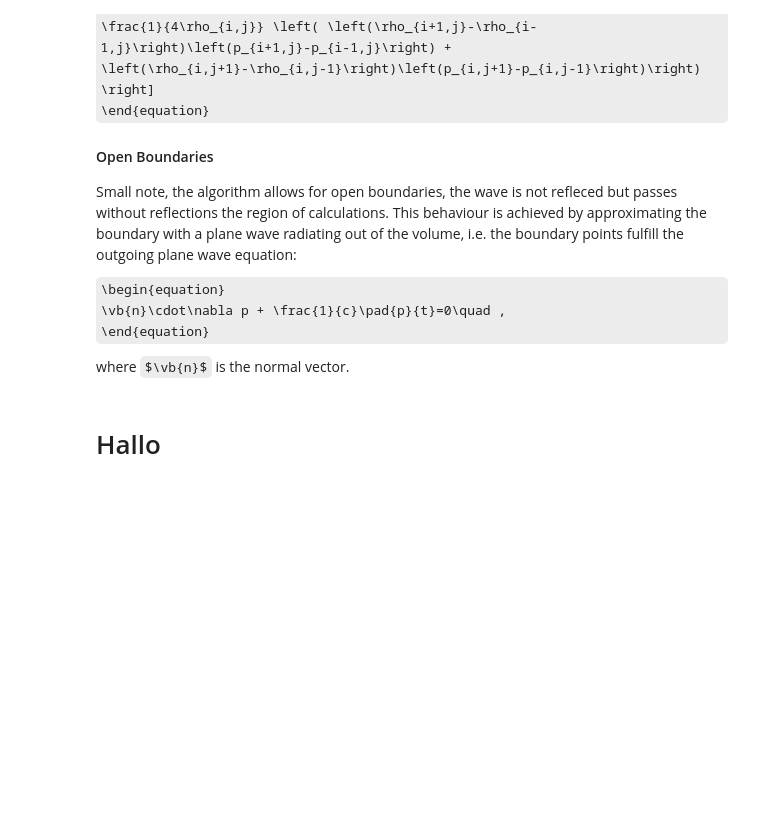
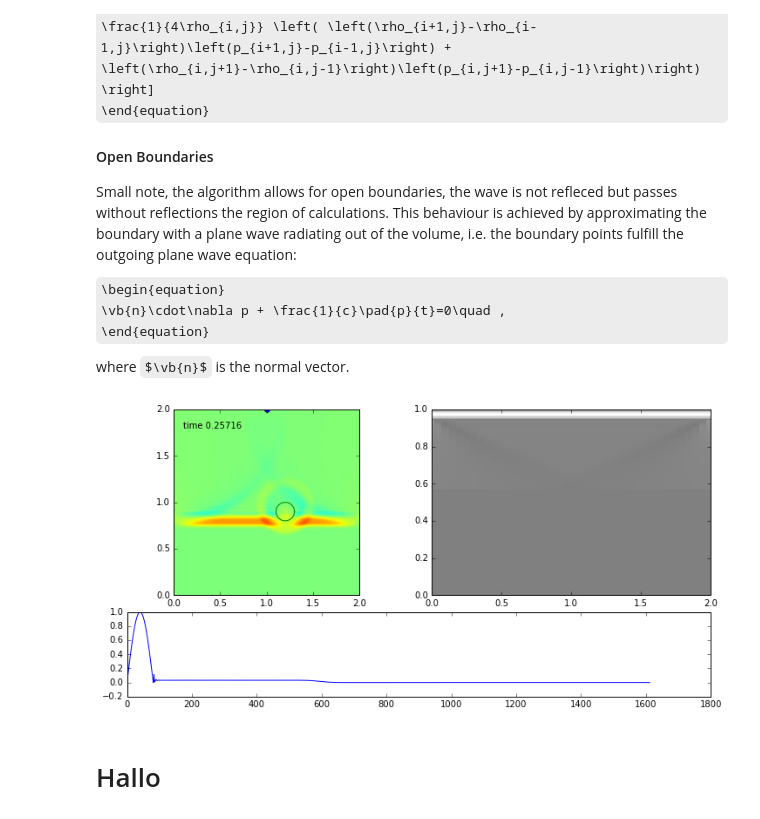
Before and after one commit to cdohl/PH4606, a Jupyter notebook: Virtual Ultrasound Scanner.ipynb, the cells around one changed output. Saved outputs shown, nothing was run; the diff lists cells and outputs as text; code cells hidden in the pictures; some formulas as TeX source; blank space fills up the shorter version.

```diff
--- a/Virtual Ultrasound Scanner.ipynb
+++ b/Virtual Ultrasound Scanner.ipynb
@@ -135,7 +135,7 @@ def plotcolorline(spos,epos,signal,n):
     plt.ylim(y.min(), y.max())
 
 def solvewave(b):
-    tabs.visible=False #make space for simulation
+    #tabs.visible=False #make space for simulation
     #computational domain
     nx = ny = 381
     size=2. #size of the domain
@@ -286,32 +286,34 @@ w_sorientation=widgets.RadioButtons(description="Source Orientation",options=["H
 w_sangle=widgets.IntSlider(description="Angle",value=0,min=-30,max=30)
 w_sradiuschk=widgets.Checkbox(description="Spherical Focus",value=False)
 w_sradius=widgets.FloatSlider(description="Radius",value=1.5,min=0.5,max=5.)
 w_nbc=widgets.RadioButtons(description="North B.C.",options=["Reflective", "Open"],value="Open",margin=10)
 w_sbc=widgets.RadioButtons(description="South B.C.",options=["Reflective", "Open"],value="Open",margin=10)
 w_wbc=widgets.RadioButtons(description="West B.C.",options=["Reflective", "Open"],value="Open",margin=10)
 w_ebc=widgets.RadioButtons(description="East B.C.",options=["Reflective", "Open"],value="Open",margin=10)
 w_ikind=widgets.RadioButtons(description="Kind",options=["Fixed","Random"],value="Fixed",margin=10)
 w_inumber=widgets.IntSlider(description="Number",value=1,min=0,max=20,margin=10)
 w_probey=widgets.FloatSlider(description="Probe Position",value=2.,min=0.,max=2.)
 w_proben=widgets.IntSlider(description="Number of Probes",value=40,min=3,max=50)
 w_probegain=widgets.FloatSlider(description="Gain Control",value=0.,min=0.,max=10.)
 page1=widgets.VBox([widgets.VBox([w_wavelength,w_sizeemit,w_sourceduration]),\
                     widgets.HBox([w_sposition,w_sorientation,\
                                   widgets.VBox([w_sangle,\
                                     widgets.HBox([w_sradiuschk,w_sradius])])])])
 page2=widgets.Box([w_simcfl,w_simduration,w_simoutput])
 page3=widgets.Box([w_saveplots,w_probey,w_proben,w_probegain])
 page4=widgets.HBox([w_nbc,w_sbc,w_wbc,w_ebc])
 page5=widgets.HBox([w_ikind,w_inumber])
 tabs = widgets.Tab(children=[page1, page2, page3, page4, page5])
 tabs.set_title(0, 'Source')
 tabs.set_title(1, 'Simulation')
 tabs.set_title(2, 'Record')
 tabs.set_title(3, 'Boundary Conditions')
 tabs.set_title(4, 'Inhomogenities')
 w_start=widgets.Button(description="Start Simulation",margin=10)
 w_start.on_click(solvewave)
 display.display(tabs)
 display.display(w_start)
+# %% [output]
+[figure, added]
 # %% [markdown]
 # Hallo
```
Also changed, not shown: 1 other file.
